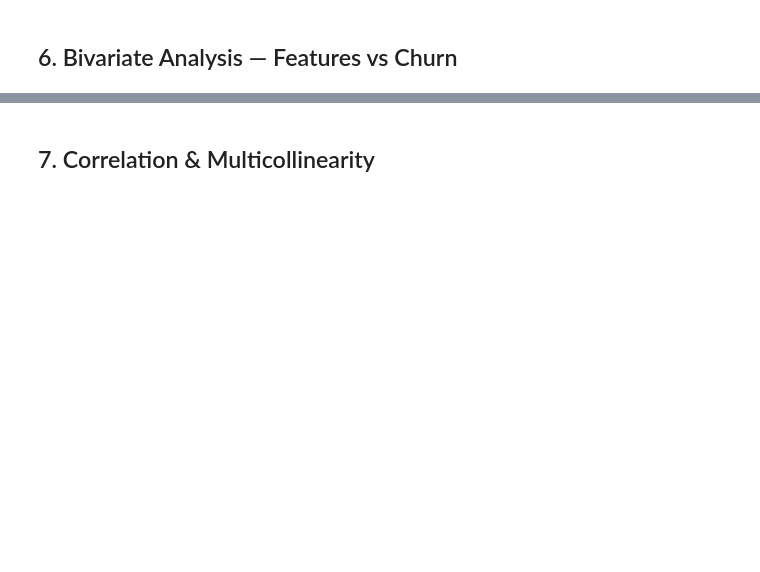
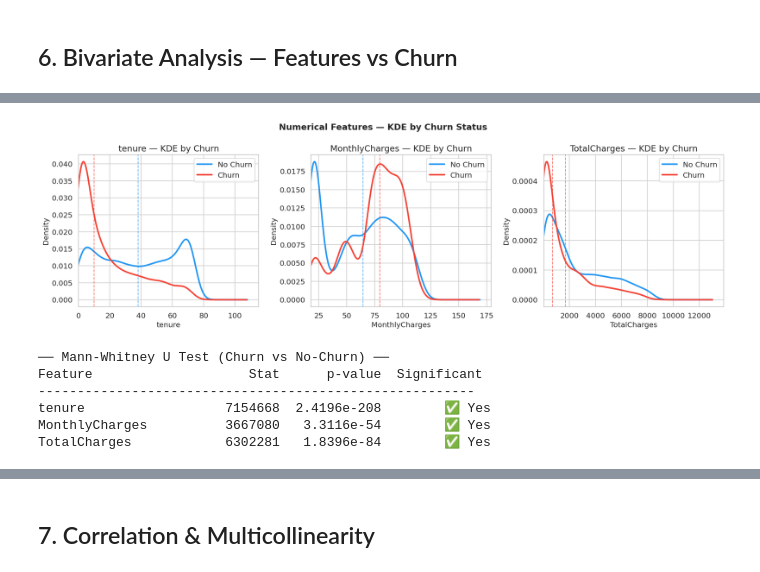
Before and after one commit to Mostafa-Samir-AI/Churn-Analysis-Platform, a Jupyter notebook: notebooks/01_eda.ipynb, the cells around one changed output, grey strips where cells are left out. Cells and saved outputs as stored; diff of their text form; code cells hidden in the pictures; blank space fills up the shorter version.

```diff
--- a/notebooks/01_eda.ipynb
+++ b/notebooks/01_eda.ipynb
@@ -428,21 +453,26 @@ plt.show()
 # %%
 # ── Numerical features vs Churn — KDE overlay ────────────────────────────────
 fig, axes = plt.subplots(1, 3, figsize=(16, 5))
 
 for i, col in enumerate(NUM_COLS):
     for churn_val, label in CHURN_LABELS.items():
         subset = df[df['Churn'] == churn_val][col].dropna()
         subset.plot.kde(ax=axes[i], color=CHURN_PALETTE[churn_val],
                         linewidth=2.5, label=label)
         axes[i].axvline(subset.median(), color=CHURN_PALETTE[churn_val],
                         linestyle='--', linewidth=1.2, alpha=0.7)
     axes[i].set_title(f'{col} — KDE by Churn')
     axes[i].set_xlabel(col)
     axes[i].legend()
+    axes[i].set_xlim(left=df[col].min())
 
 plt.suptitle('Numerical Features — KDE by Churn Status', fontsize=14, fontweight='bold')
 plt.tight_layout()
+plt.savefig('kde_analysis.png', dpi=500, bbox_inches='tight')
+
 plt.show()
+# %% [output]
+[figure, added]
 # %%
 # ── Mann-Whitney U test — are distributions significantly different? ──────────
 print('── Mann-Whitney U Test (Churn vs No-Churn) ──')
@@ -454,6 +484,13 @@ for col in NUM_COLS:
     stat, p = stats.mannwhitneyu(g0, g1, alternative='two-sided')
     sig = '✅ Yes' if p < 0.05 else '❌ No'
     print(f'{col:<20} {stat:>10.0f} {p:>12.4e} {sig:>12}')
+# %% [output]
+── Mann-Whitney U Test (Churn vs No-Churn) ──
+Feature                    Stat      p-value  Significant
+--------------------------------------------------------
+tenure                  7154668  2.4196e-208        ✅ Yes
+MonthlyCharges          3667080   3.3116e-54        ✅ Yes
+TotalCharges            6302281   1.8396e-84        ✅ Yes
 # %%
 # ── Tenure cohort analysis ────────────────────────────────────────────────────
 df['tenure_group'] = pd.cut(
```
Also changed, not shown: parts of 13 cells of this notebook, 42 other files.
